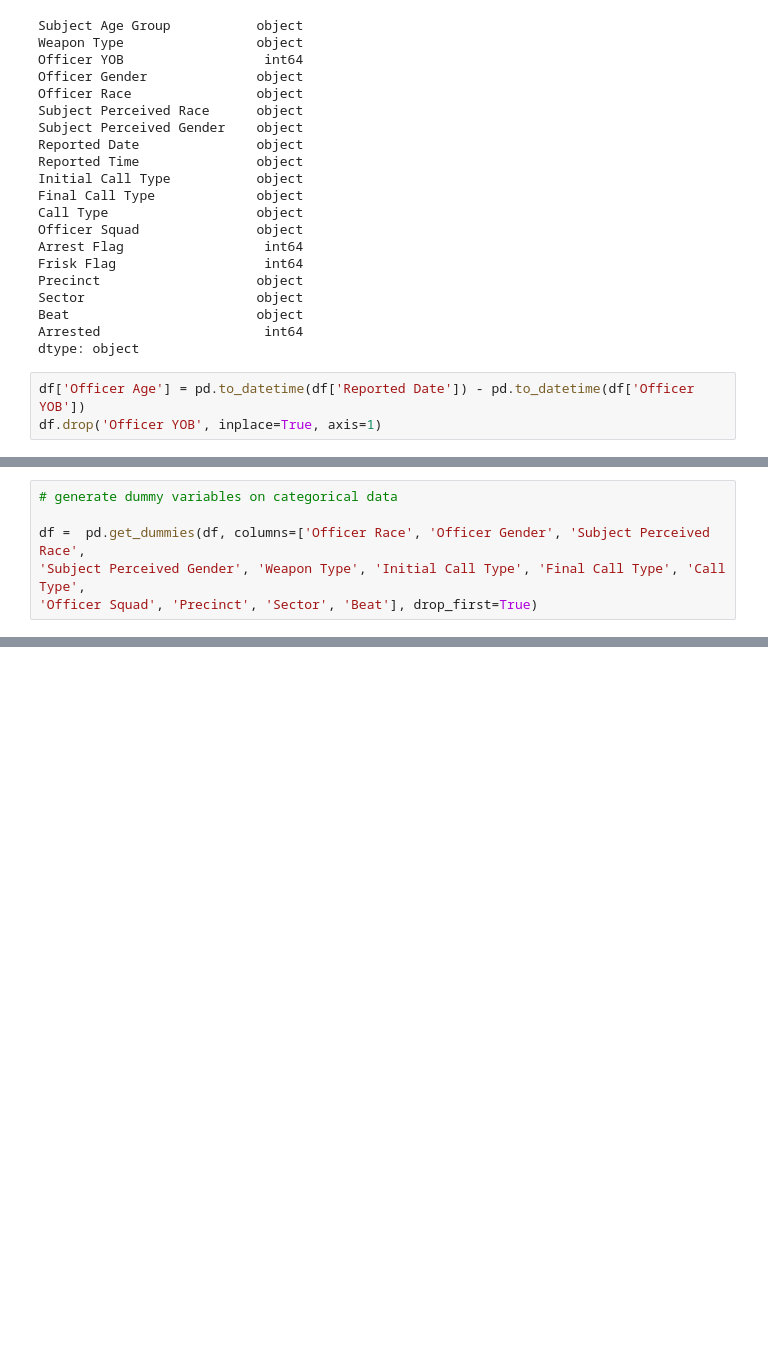
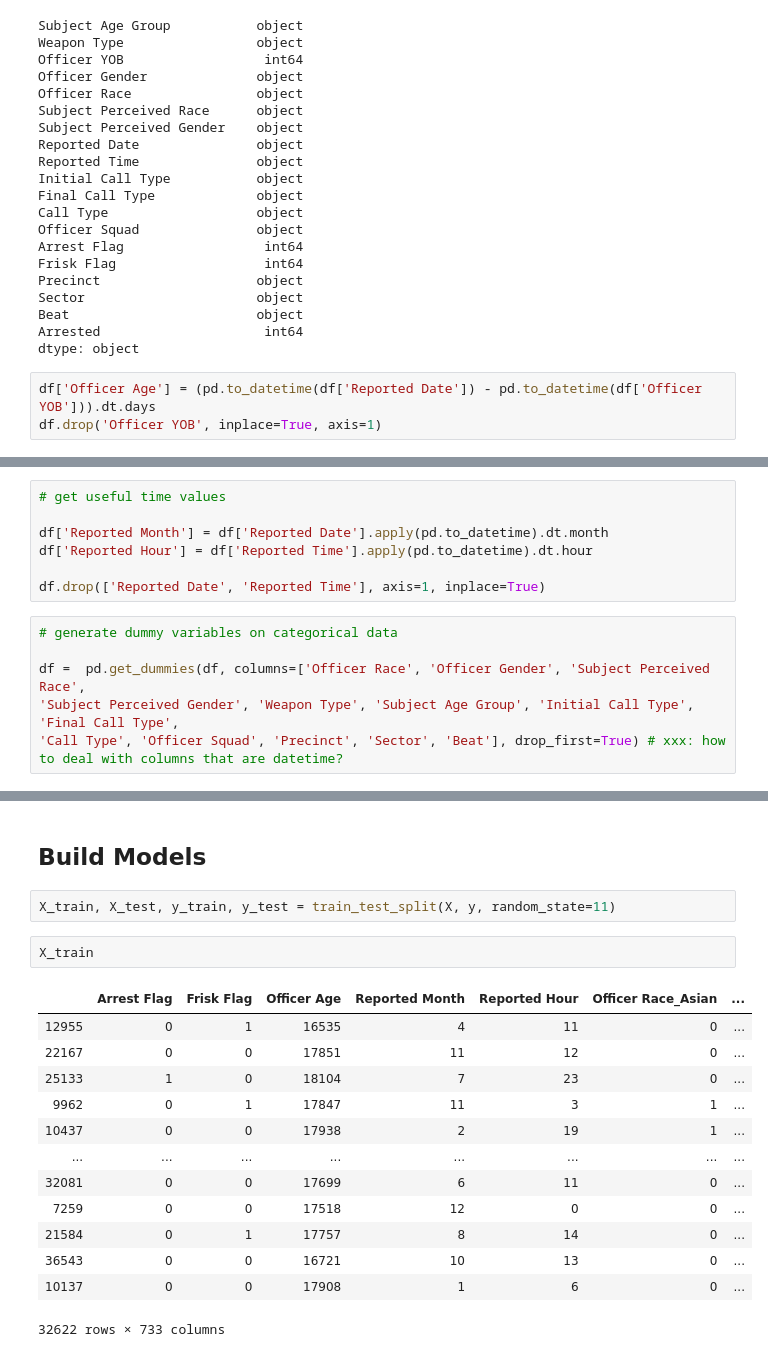
Before and after one commit to kenyo/mod-3-final-project, a Jupyter notebook: ko.ipynb, the cells around one changed output, grey strips where cells are left out. Saved outputs shown, nothing was run; the diff lists cells and outputs as text; blank space fills up the shorter version.

Commit message:
add models

```diff
--- a/ko.ipynb
+++ b/ko.ipynb
@@ -132,5 +131,5 @@ Beat                        object
 Arrested                     int64
 dtype: object
 # %%
-df['Officer Age'] = pd.to_datetime(df['Reported Date']) - pd.to_datetime(df['Officer YOB'])
+df['Officer Age'] = (pd.to_datetime(df['Reported Date']) - pd.to_datetime(df['Officer YOB'])).dt.days
 df.drop('Officer YOB', inplace=True, axis=1)
@@ -137,9 +151,16 @@ df.drop('Officer YOB', inplace=True, axis=1)
+# %%
+# get useful time values
+
+df['Reported Month'] = df['Reported Date'].apply(pd.to_datetime).dt.month
+df['Reported Hour'] = df['Reported Time'].apply(pd.to_datetime).dt.hour
+
+df.drop(['Reported Date', 'Reported Time'], axis=1, inplace=True)
 # %%
 # generate dummy variables on categorical data
 
 df =  pd.get_dummies(df, columns=['Officer Race', 'Officer Gender', 'Subject Perceived Race',
-'Subject Perceived Gender', 'Weapon Type', 'Initial Call Type', 'Final Call Type', 'Call Type',
-'Officer Squad', 'Precinct', 'Sector', 'Beat'], drop_first=True)
+'Subject Perceived Gender', 'Weapon Type', 'Subject Age Group', 'Initial Call Type', 'Final Call Type',
+'Call Type', 'Officer Squad', 'Precinct', 'Sector', 'Beat'], drop_first=True) # xxx: how to deal with columns that are datetime?
 # %%
 df.shape
 # %% [output]
@@ -146,0 +191,20 @@ df.shape
+# %% [markdown]
+## Build Models
+# %%
+X_train, X_test, y_train, y_test = train_test_split(X, y, random_state=11)
+# %%
+X_train
+# %% [output]
+|  | Arrest Flag | Frisk Flag | Officer Age | Reported Month | Reported Hour | Officer Race_Asian | ... |
+| 12955 | 0 | 1 | 16535 | 4 | 11 | 0 | ... |
+| 22167 | 0 | 0 | 17851 | 11 | 12 | 0 | ... |
+| 25133 | 1 | 0 | 18104 | 7 | 23 | 0 | ... |
+| 9962 | 0 | 1 | 17847 | 11 | 3 | 1 | ... |
+| 10437 | 0 | 0 | 17938 | 2 | 19 | 1 | ... |
+| ... | ... | ... | ... | ... | ... | ... | ... |
+| 32081 | 0 | 0 | 17699 | 6 | 11 | 0 | ... |
+| 7259 | 0 | 0 | 17518 | 12 | 0 | 0 | ... |
+| 21584 | 0 | 1 | 17757 | 8 | 14 | 0 | ... |
+| 36543 | 0 | 0 | 16721 | 10 | 13 | 0 | ... |
+| 10137 | 0 | 0 | 17908 | 1 | 6 | 0 | ... |
+32622 rows × 733 columns
```
Also changed, not shown: parts of 10 cells of this notebook.
